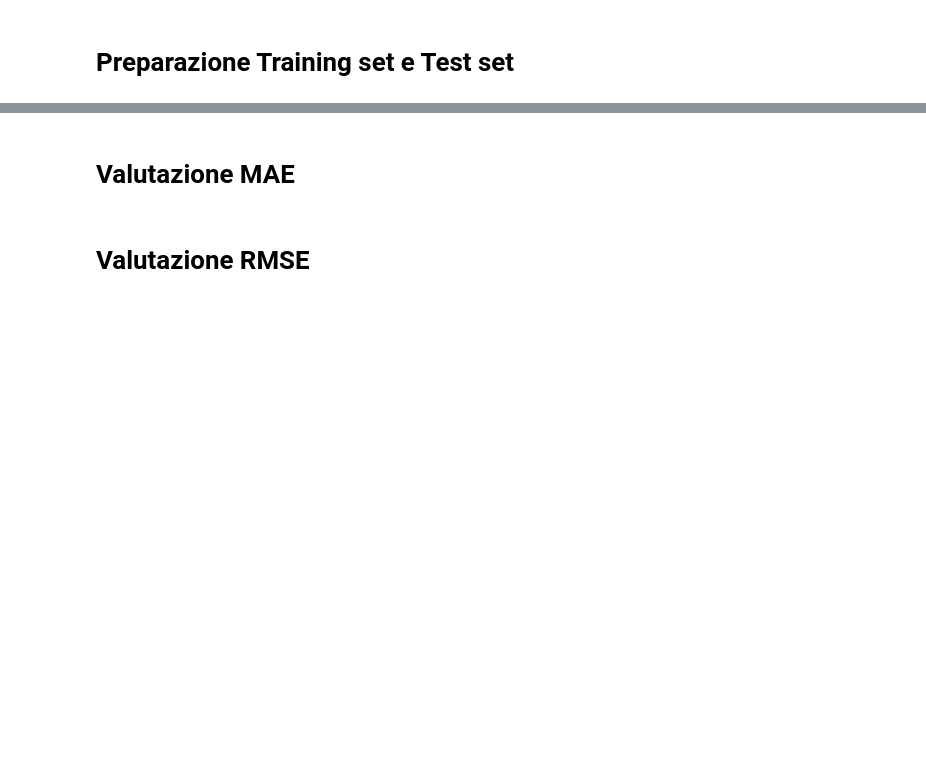
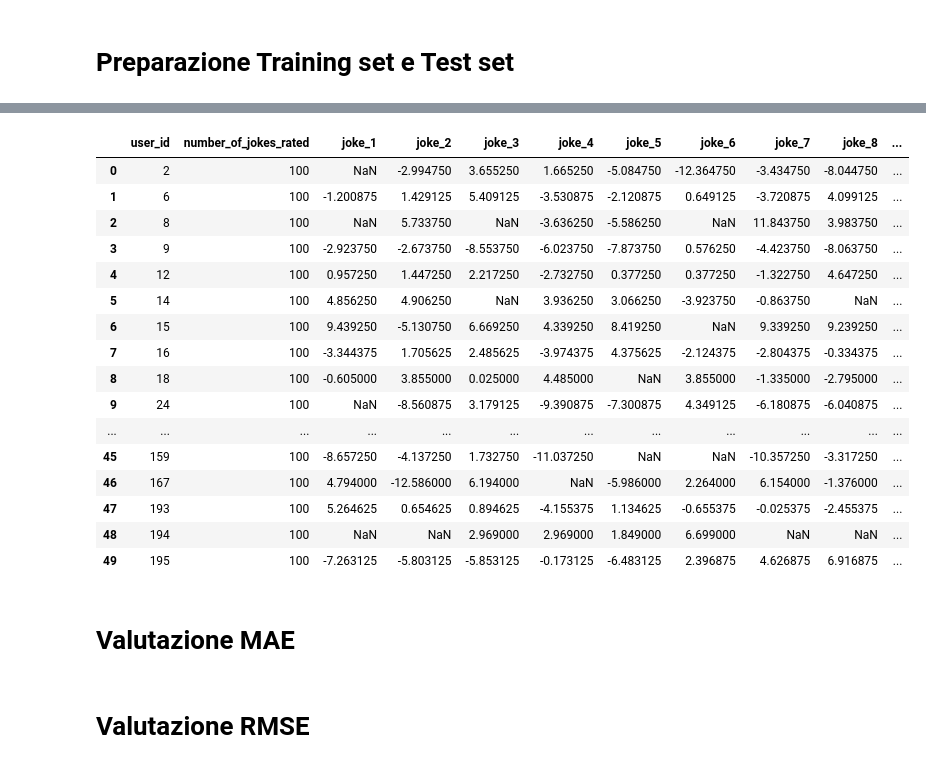
Before and after one commit to Gianlucamariani1996/Progetto-SII, a Jupyter notebook: valutazione.ipynb, the cells around one changed output, grey strips where cells are left out. Drawn from its saved outputs; the diff is of its cells as text; code cells hidden in the pictures; blank space fills up the shorter version.

```diff
--- a/valutazione.ipynb
+++ b/valutazione.ipynb
@@ -46,3 +85,25 @@ normalizated_train_set = normalization(no_normalized_train_set)
+# %%
+normalizated_train_set = no_normalized_train_set.copy()
+normalizated_train_set = normalization(normalizated_train_set)
+normalizated_train_set
+# %% [output]
+|  | user_id | number_of_jokes_rated | joke_1 | joke_2 | joke_3 | joke_4 | joke_5 | joke_6 | joke_7 | joke_8 | ... |
+| 0 | 2 | 100 | NaN | -2.994750 | 3.655250 | 1.665250 | -5.084750 | -12.364750 | -3.434750 | -8.044750 | ... |
+| 1 | 6 | 100 | -1.200875 | 1.429125 | 5.409125 | -3.530875 | -2.120875 | 0.649125 | -3.720875 | 4.099125 | ... |
+| 2 | 8 | 100 | NaN | 5.733750 | NaN | -3.636250 | -5.586250 | NaN | 11.843750 | 3.983750 | ... |
+| 3 | 9 | 100 | -2.923750 | -2.673750 | -8.553750 | -6.023750 | -7.873750 | 0.576250 | -4.423750 | -8.063750 | ... |
+| 4 | 12 | 100 | 0.957250 | 1.447250 | 2.217250 | -2.732750 | 0.377250 | 0.377250 | -1.322750 | 4.647250 | ... |
+| 5 | 14 | 100 | 4.856250 | 4.906250 | NaN | 3.936250 | 3.066250 | -3.923750 | -0.863750 | NaN | ... |
+| 6 | 15 | 100 | 9.439250 | -5.130750 | 6.669250 | 4.339250 | 8.419250 | NaN | 9.339250 | 9.239250 | ... |
+| 7 | 16 | 100 | -3.344375 | 1.705625 | 2.485625 | -3.974375 | 4.375625 | -2.124375 | -2.804375 | -0.334375 | ... |
+| 8 | 18 | 100 | -0.605000 | 3.855000 | 0.025000 | 4.485000 | NaN | 3.855000 | -1.335000 | -2.795000 | ... |
+| 9 | 24 | 100 | NaN | -8.560875 | 3.179125 | -9.390875 | -7.300875 | 4.349125 | -6.180875 | -6.040875 | ... |
+| ... | ... | ... | ... | ... | ... | ... | ... | ... | ... | ... | ... |
+| 45 | 159 | 100 | -8.657250 | -4.137250 | 1.732750 | -11.037250 | NaN | NaN | -10.357250 | -3.317250 | ... |
+| 46 | 167 | 100 | 4.794000 | -12.586000 | 6.194000 | NaN | -5.986000 | 2.264000 | 6.154000 | -1.376000 | ... |
+| 47 | 193 | 100 | 5.264625 | 0.654625 | 0.894625 | -4.155375 | 1.134625 | -0.655375 | -0.025375 | -2.455375 | ... |
+| 48 | 194 | 100 | NaN | NaN | 2.969000 | 2.969000 | 1.849000 | 6.699000 | NaN | NaN | ... |
+| 49 | 195 | 100 | -7.263125 | -5.803125 | -5.853125 | -0.173125 | -6.483125 | 2.396875 | 4.626875 | 6.916875 | ... |
 # %% [markdown]
 # Valutazione MAE
 # %%
```
Also changed, not shown: parts of 11 cells of this notebook, 5 other files.
